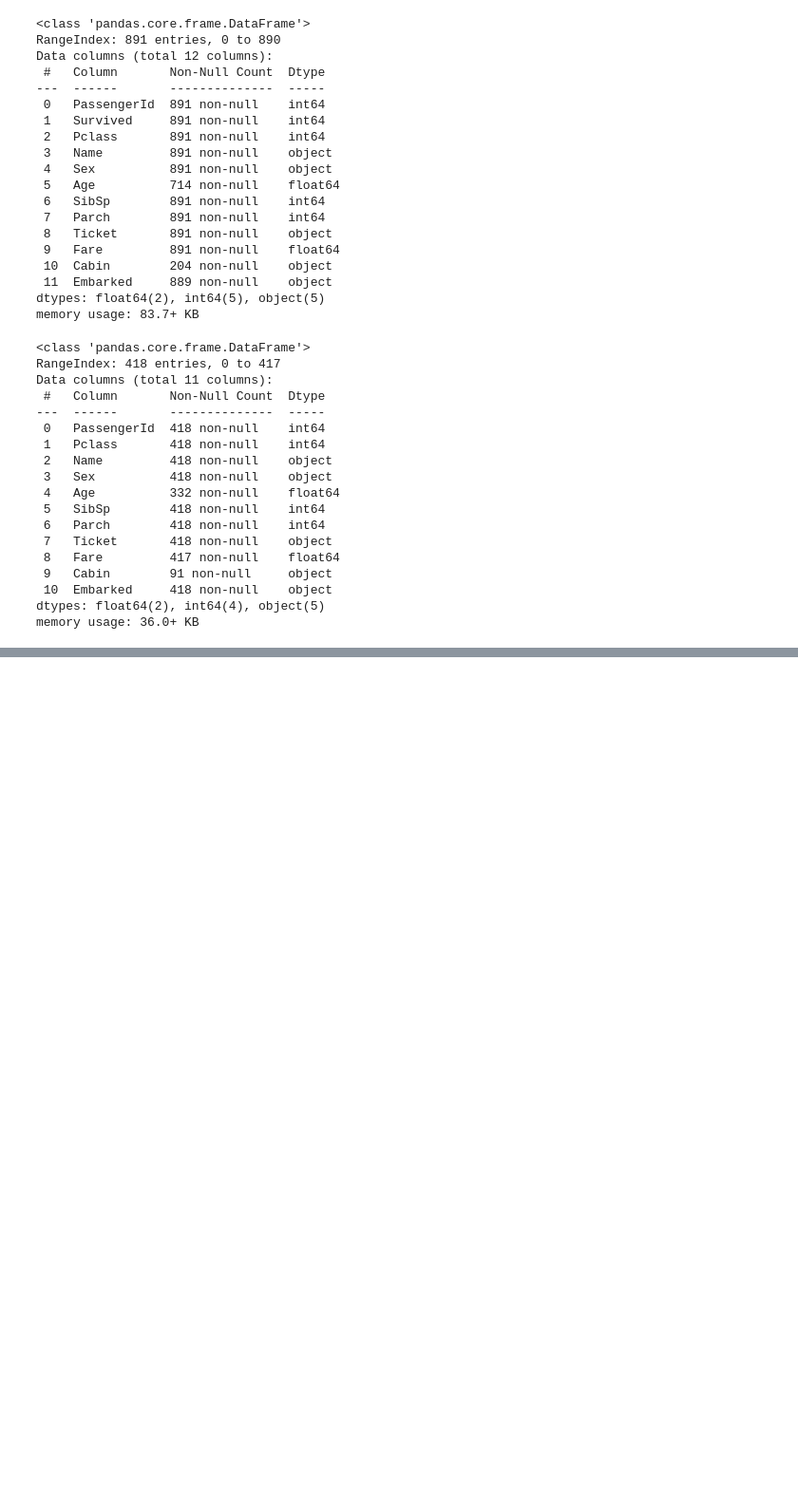
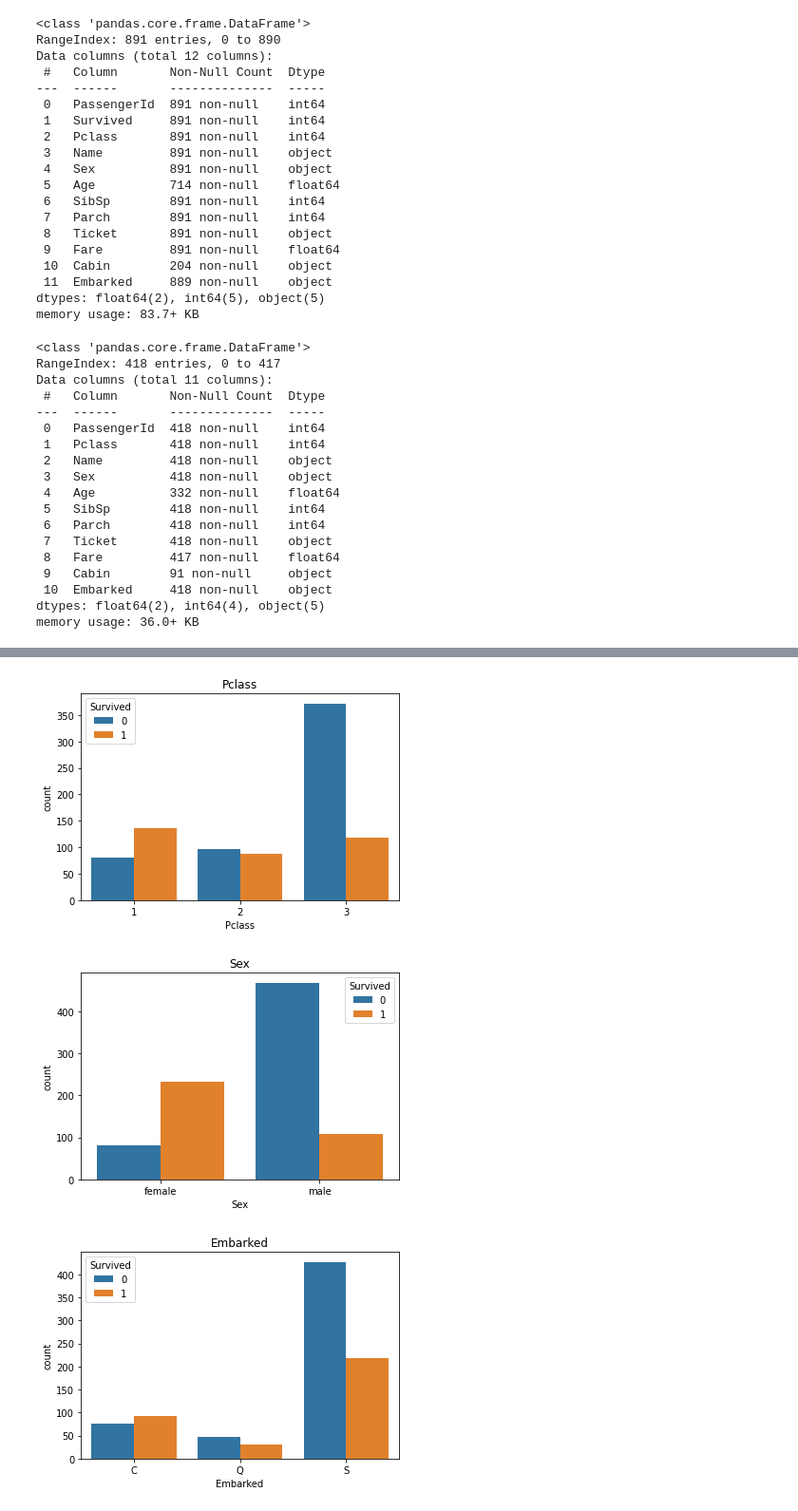
Before and after one commit to Jung-jieun/python-big-data-analysis, a Jupyter notebook: Titanic.ipynb, the cells around one changed output, grey strips where cells are left out. Shown at 95% size. Drawn from its saved outputs; the diff is of its cells as text; code cells hidden in the pictures; blank space fills up the shorter version.

```diff
--- a/Titanic.ipynb
+++ b/Titanic.ipynb
@@ -69,0 +568,3 @@ memory usage: 36.0+ KB
+# %%
+train['Sex'] = train['Sex'].astype('category')
+test['Sex'] = test['Sex'].astype('category')
@@ -69,0 +578,6 @@ memory usage: 36.0+ KB
+# %%
+train['Embarked'] = train['Embarked'].astype('category')
+test['Embarked'] = test['Embarked'].astype('category')
+# %%
+train['Pclass'] = train['Pclass'].astype('category')
+test['Pclass'] = test['Pclass'].astype('category')
@@ -69,0 +625,15 @@ memory usage: 36.0+ KB
+# %%
+# 범주형 자료 그래프
+def showg(col) :
+    sns.countplot(x=col, hue='Survived', data=train)
+    plt.title(col)
+    plt.show()
+# %%
+collt = ['Pclass', 'Sex', 'Embarked']
+
+for col in collt :
+    showg(col)
+# %% [output]
+[figure, added]
+[figure, added]
+[figure, added]
```
Also changed, not shown: parts of 83 cells of this notebook.
